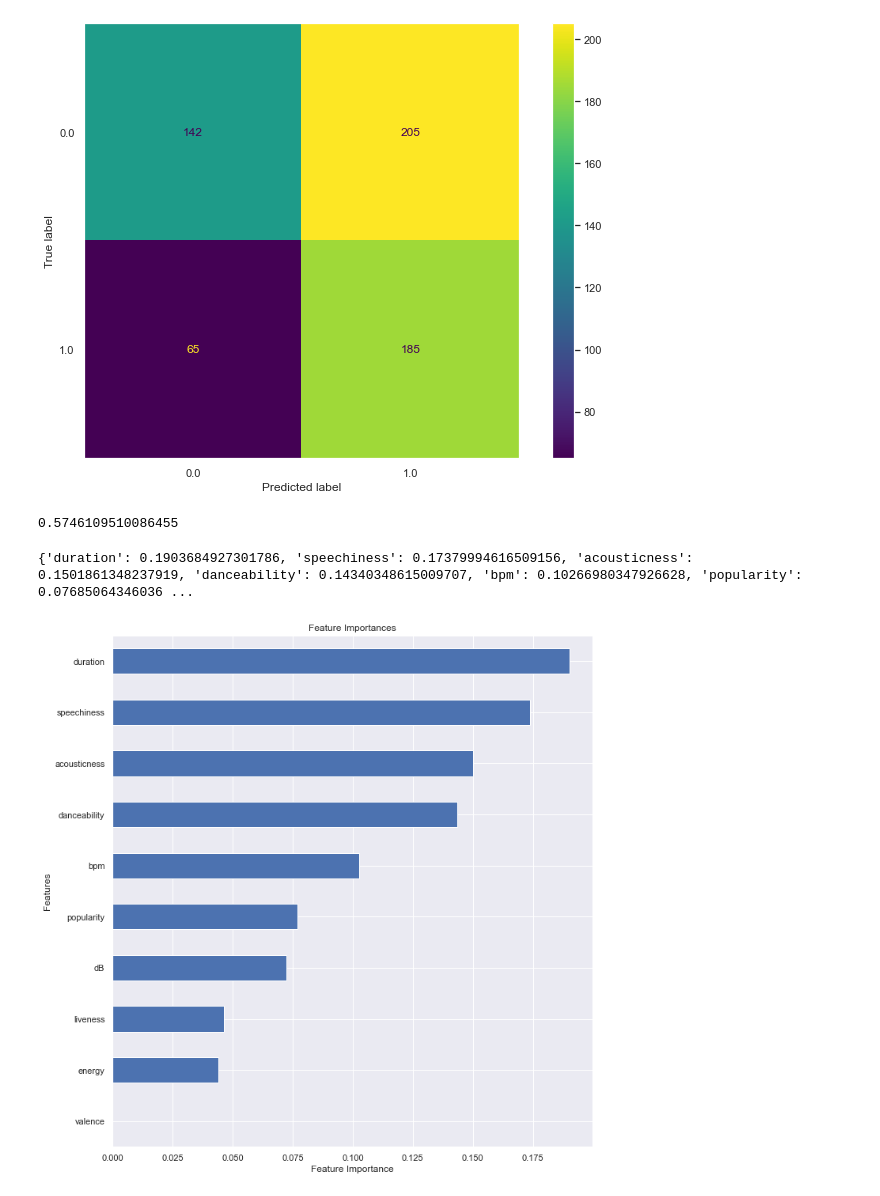
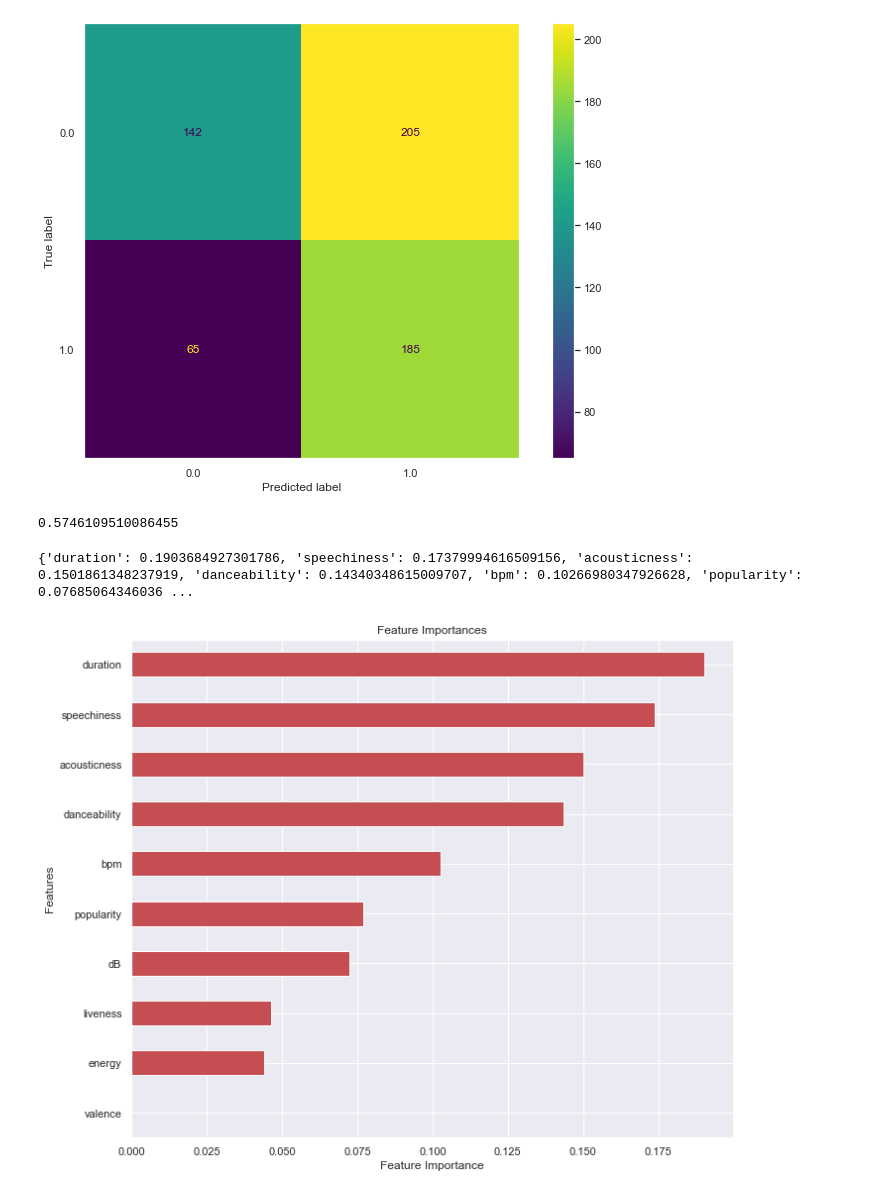
Before and after one commit to rookiescientist-andre/Pop-Genre-Classifier, a Jupyter notebook: Genre Classifier.ipynb, the cells around one changed output. Cells and saved outputs as stored; diff of their text form; code cells hidden in the pictures.

```diff
--- a/Genre Classifier.ipynb
+++ b/Genre Classifier.ipynb
@@ -261,7 +262,7 @@ X_train, X_test, y_train, y_test = train_test_split(df3_conc, y, test_size=.25,
 # Use the StandardScaler function to scale the data
 cols = X_train.columns
 
-scaler = StandardScaler()
+scaler = MinMaxScaler()
 X_train_processed = scaler.fit_transform(X_train)
 X_test_processed = scaler.transform(X_test)
 X_train = pd.DataFrame(X_train_processed, columns = cols)
@@ -317,8 +316,9 @@ plt.grid(False)
 plt.show();
 # %% [output]
 [figure]
-# %%
-roc_auc_score(y_test, y_test_hat)
-# %% [output]
-0.5746109510086455
+# %%
+# Compute the ROC AUC score
+roc_auc_score(y_test, y_test_hat)
+# %% [output]
+0.5746109510086455
 # %%
@@ -329,19 +330,19 @@ print(feature_rankings)
 # %% [output]
 {'duration': 0.1903684927301786, 'speechiness': 0.17379994616509156, 'acousticness': 0.1501861348237919, 'danceability': 0.14340348615009707, 'bpm': 0.10266980347926628, 'popularity': 0.07685064346036 ...
 # %%
-# visual of feature importances
+# Visualize the feature importances
 importances = tree_clf.feature_importances_
 important_features = pd.Series(importances, index=X_train.columns)
 
 
-fig, ax = plt.subplots(figsize=(10, 10))
-important_features.nsmallest(10).plot(kind='barh')
+fig, ax = plt.subplots(figsize=(10, 8))
+important_features.nsmallest(10).plot(kind='barh', color='r')
 ax.set_title("Feature Importances")
 ax.set_xlabel("Feature Importance")
 ax.set_ylabel("Features")
 fig.tight_layout()
 # %% [output]
-[figure, old version]
+[figure, new version]
 # %%
 def plot_feature_importances(model):
     n_features = X_train.shape[1]
```
Also changed, not shown: parts of 33 cells of this notebook.
